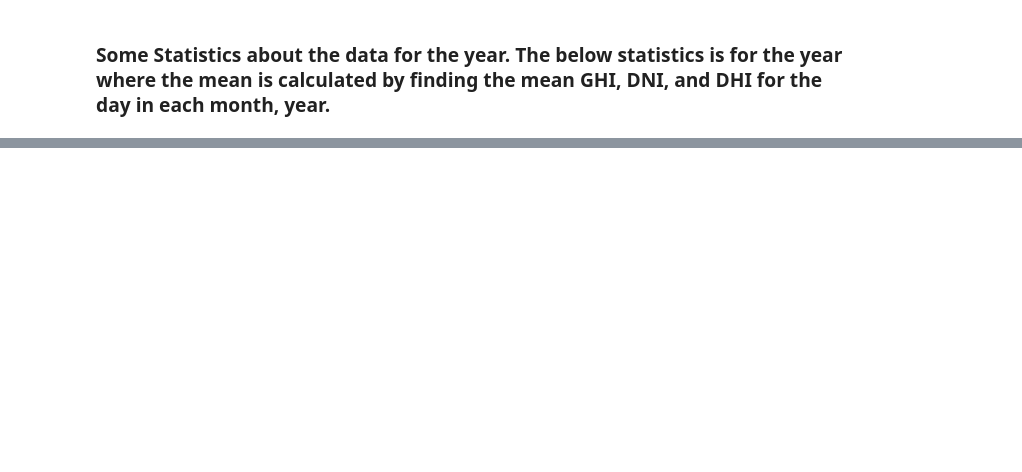
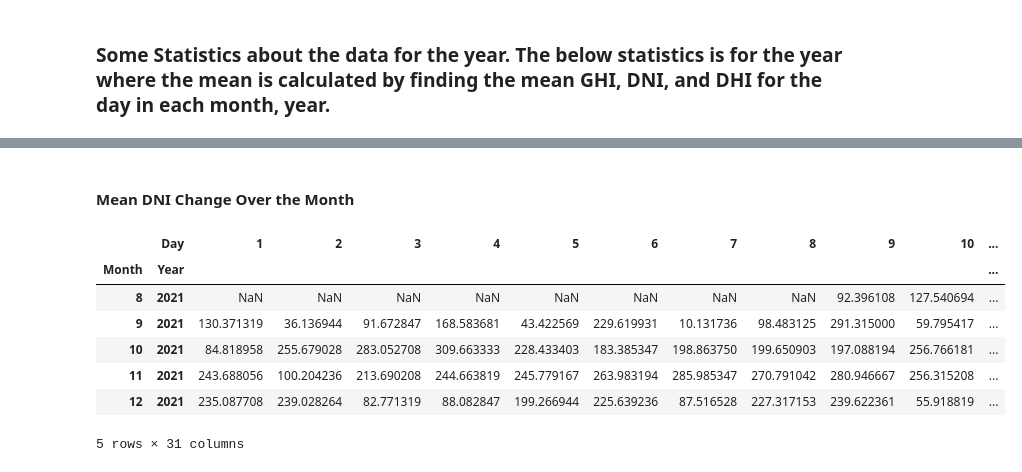
Before and after one commit to leuel-a/moonlight_solar-farm_data-analysis, a Jupyter notebook: notebooks/01-benin-malanville.ipynb, the cells around one changed output, grey strips where cells are left out. Drawn from its saved outputs; the diff is of its cells as text; code cells hidden in the pictures; blank space fills up the shorter version.

```diff
--- a/notebooks/01-benin-malanville.ipynb
+++ b/notebooks/01-benin-malanville.ipynb
@@ -133,0 +182,18 @@ summary_stats
+# %% [markdown]
+#### Mean DNI Change Over the Month
+# %%
+dni_group = df.groupby(["Year", "Month", "Day"])["DNI"].mean().reset_index()
+mean_dni_by_day = dni_group.pivot(
+    index=["Month", "Year"], columns="Day", values="DNI"
+).sort_values("Year")
+
+mean_dni_by_day.head()
+# %% [output]
+|  | Day | 1 | 2 | 3 | 4 | 5 | 6 | 7 | 8 | 9 | 10 | ... |
+| Month | Year |  |  |  |  |  |  |  |  |  |  | ... |
+| 8 | 2021 | NaN | NaN | NaN | NaN | NaN | NaN | NaN | NaN | 92.396108 | 127.540694 | ... |
+| 9 | 2021 | 130.371319 | 36.136944 | 91.672847 | 168.583681 | 43.422569 | 229.619931 | 10.131736 | 98.483125 | 291.315000 | 59.795417 | ... |
+| 10 | 2021 | 84.818958 | 255.679028 | 283.052708 | 309.663333 | 228.433403 | 183.385347 | 198.863750 | 199.650903 | 197.088194 | 256.766181 | ... |
+| 11 | 2021 | 243.688056 | 100.204236 | 213.690208 | 244.663819 | 245.779167 | 263.983194 | 285.985347 | 270.791042 | 280.946667 | 256.315208 | ... |
+| 12 | 2021 | 235.087708 | 239.028264 | 82.771319 | 88.082847 | 199.266944 | 225.639236 | 87.516528 | 227.317153 | 239.622361 | 55.918819 | ... |
+5 rows × 31 columns
```
Also changed, not shown: parts of 12 cells of this notebook, 1 other file.
